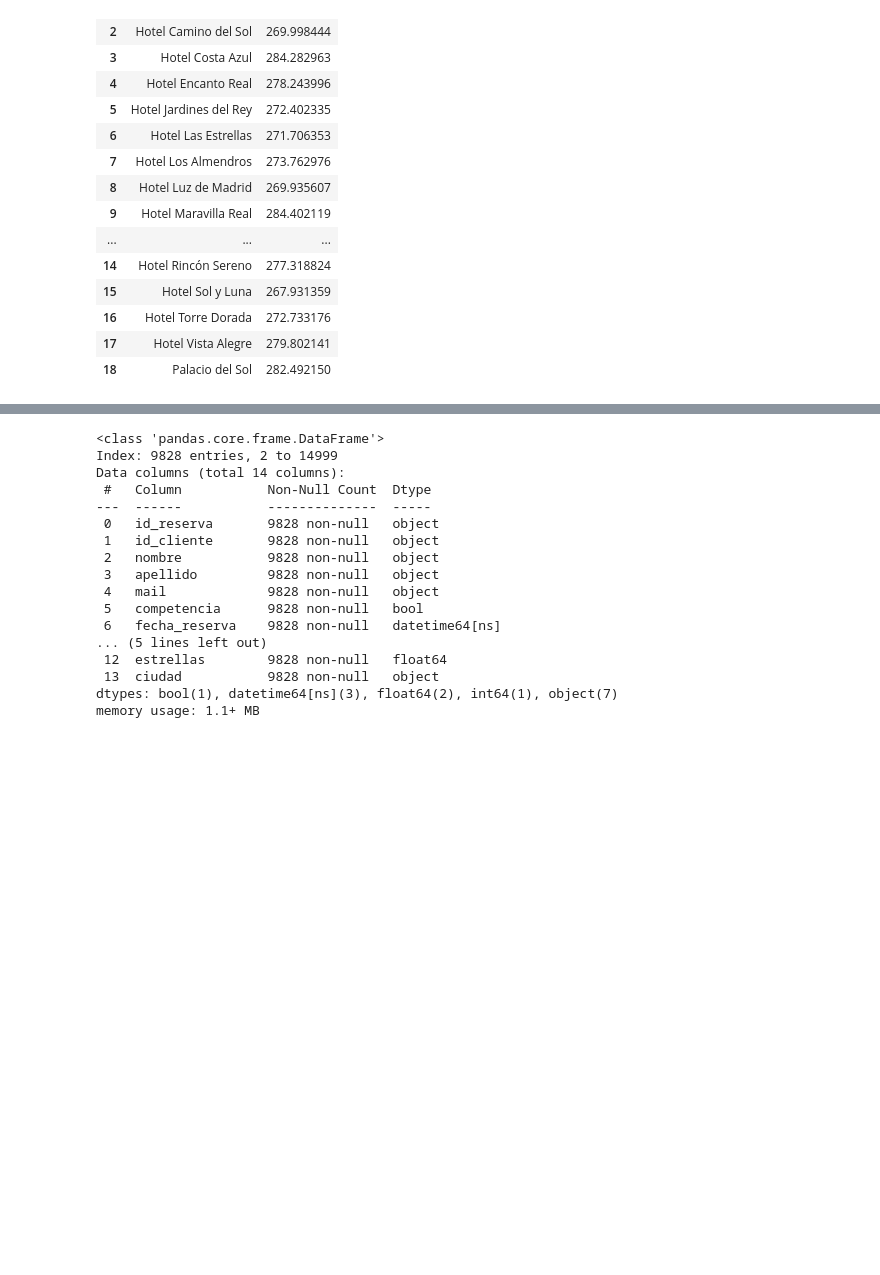
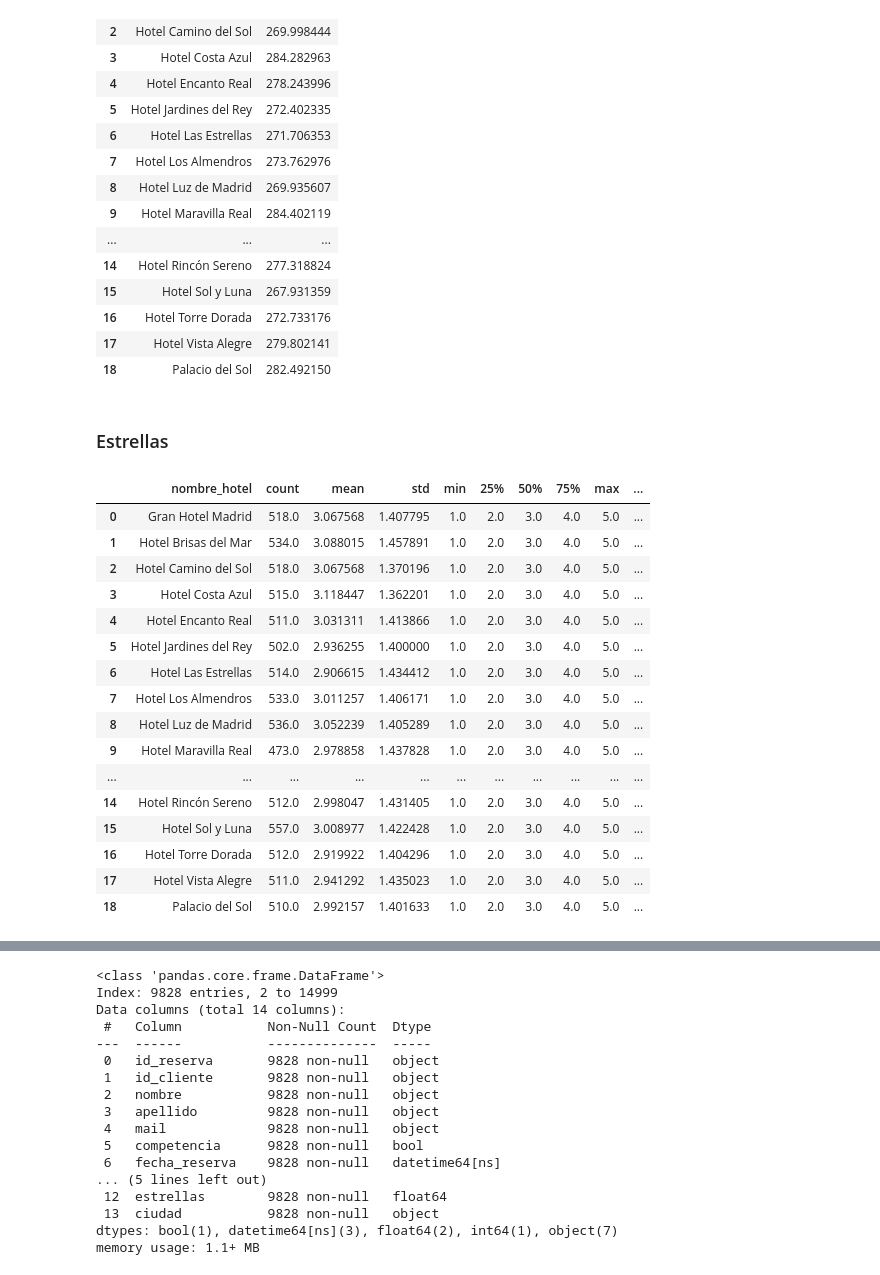
Before and after one commit to Gabijc/Proyecto_ETL_Hoteles, a Jupyter notebook: Notebooks/Analisis_inicial.ipynb, the cells around one changed output, grey strips where cells are left out. Saved outputs shown, nothing was run; the diff lists cells and outputs as text; code cells hidden in the pictures; blank space fills up the shorter version.

```diff
--- a/Notebooks/Analisis_inicial.ipynb
+++ b/Notebooks/Analisis_inicial.ipynb
@@ -598,3 +563,29 @@ precios_medios
 | 16 | Hotel Torre Dorada | 272.733176 |
 | 17 | Hotel Vista Alegre | 279.802141 |
 | 18 | Palacio del Sol | 282.492150 |
+# %% [markdown]
+### Estrellas
+# %%
+hoteles_estrellas = hoteles_grupo[["nombre_hotel", "estrellas"]]
+df_estadisticos_estrellas = hoteles_estrellas.groupby("nombre_hotel")["estrellas"].describe() # es como pasarle una lista de funciones de agregacion con el agg
+df_estadisticos_estrellas["diferencia_media_mediana"] = df_estadisticos_estrellas["mean"] - df_estadisticos["50%"]
+df_estadisticos_estrellas = df_estadisticos_estrellas.reset_index()
+df_estadisticos_estrellas
+# %% [output]
+|  | nombre_hotel | count | mean | std | min | 25% | 50% | 75% | max | ... |
+| 0 | Gran Hotel Madrid | 518.0 | 3.067568 | 1.407795 | 1.0 | 2.0 | 3.0 | 4.0 | 5.0 | ... |
+| 1 | Hotel Brisas del Mar | 534.0 | 3.088015 | 1.457891 | 1.0 | 2.0 | 3.0 | 4.0 | 5.0 | ... |
+| 2 | Hotel Camino del Sol | 518.0 | 3.067568 | 1.370196 | 1.0 | 2.0 | 3.0 | 4.0 | 5.0 | ... |
+| 3 | Hotel Costa Azul | 515.0 | 3.118447 | 1.362201 | 1.0 | 2.0 | 3.0 | 4.0 | 5.0 | ... |
+| 4 | Hotel Encanto Real | 511.0 | 3.031311 | 1.413866 | 1.0 | 2.0 | 3.0 | 4.0 | 5.0 | ... |
+| 5 | Hotel Jardines del Rey | 502.0 | 2.936255 | 1.400000 | 1.0 | 2.0 | 3.0 | 4.0 | 5.0 | ... |
+| 6 | Hotel Las Estrellas | 514.0 | 2.906615 | 1.434412 | 1.0 | 2.0 | 3.0 | 4.0 | 5.0 | ... |
+| 7 | Hotel Los Almendros | 533.0 | 3.011257 | 1.406171 | 1.0 | 2.0 | 3.0 | 4.0 | 5.0 | ... |
+| 8 | Hotel Luz de Madrid | 536.0 | 3.052239 | 1.405289 | 1.0 | 2.0 | 3.0 | 4.0 | 5.0 | ... |
+| 9 | Hotel Maravilla Real | 473.0 | 2.978858 | 1.437828 | 1.0 | 2.0 | 3.0 | 4.0 | 5.0 | ... |
+| ... | ... | ... | ... | ... | ... | ... | ... | ... | ... | ... |
+| 14 | Hotel Rincón Sereno | 512.0 | 2.998047 | 1.431405 | 1.0 | 2.0 | 3.0 | 4.0 | 5.0 | ... |
+| 15 | Hotel Sol y Luna | 557.0 | 3.008977 | 1.422428 | 1.0 | 2.0 | 3.0 | 4.0 | 5.0 | ... |
+| 16 | Hotel Torre Dorada | 512.0 | 2.919922 | 1.404296 | 1.0 | 2.0 | 3.0 | 4.0 | 5.0 | ... |
+| 17 | Hotel Vista Alegre | 511.0 | 2.941292 | 1.435023 | 1.0 | 2.0 | 3.0 | 4.0 | 5.0 | ... |
+| 18 | Palacio del Sol | 510.0 | 2.992157 | 1.401633 | 1.0 | 2.0 | 3.0 | 4.0 | 5.0 | ... |
```
Also changed, not shown: parts of 20 cells of this notebook, 2 other files.
